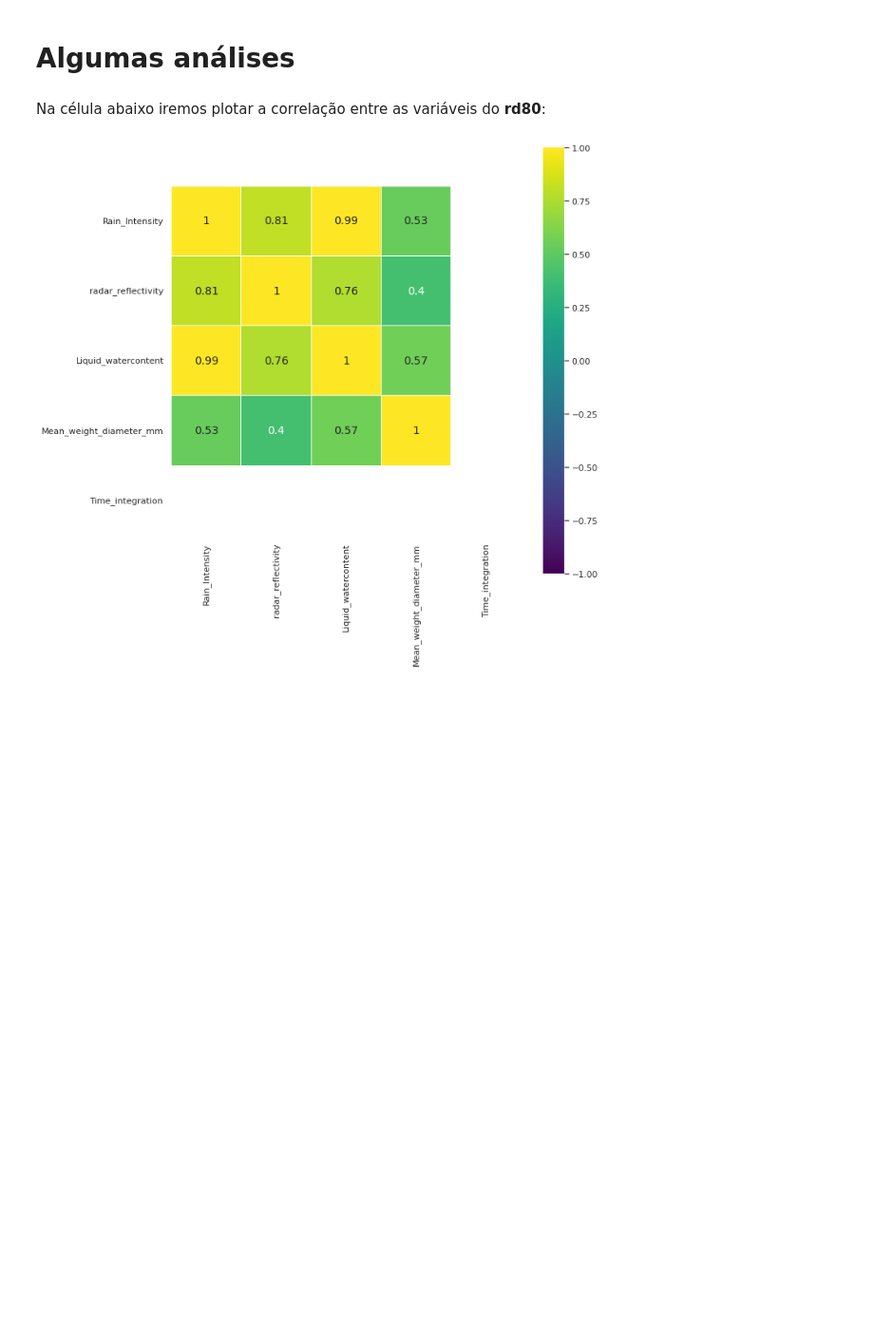
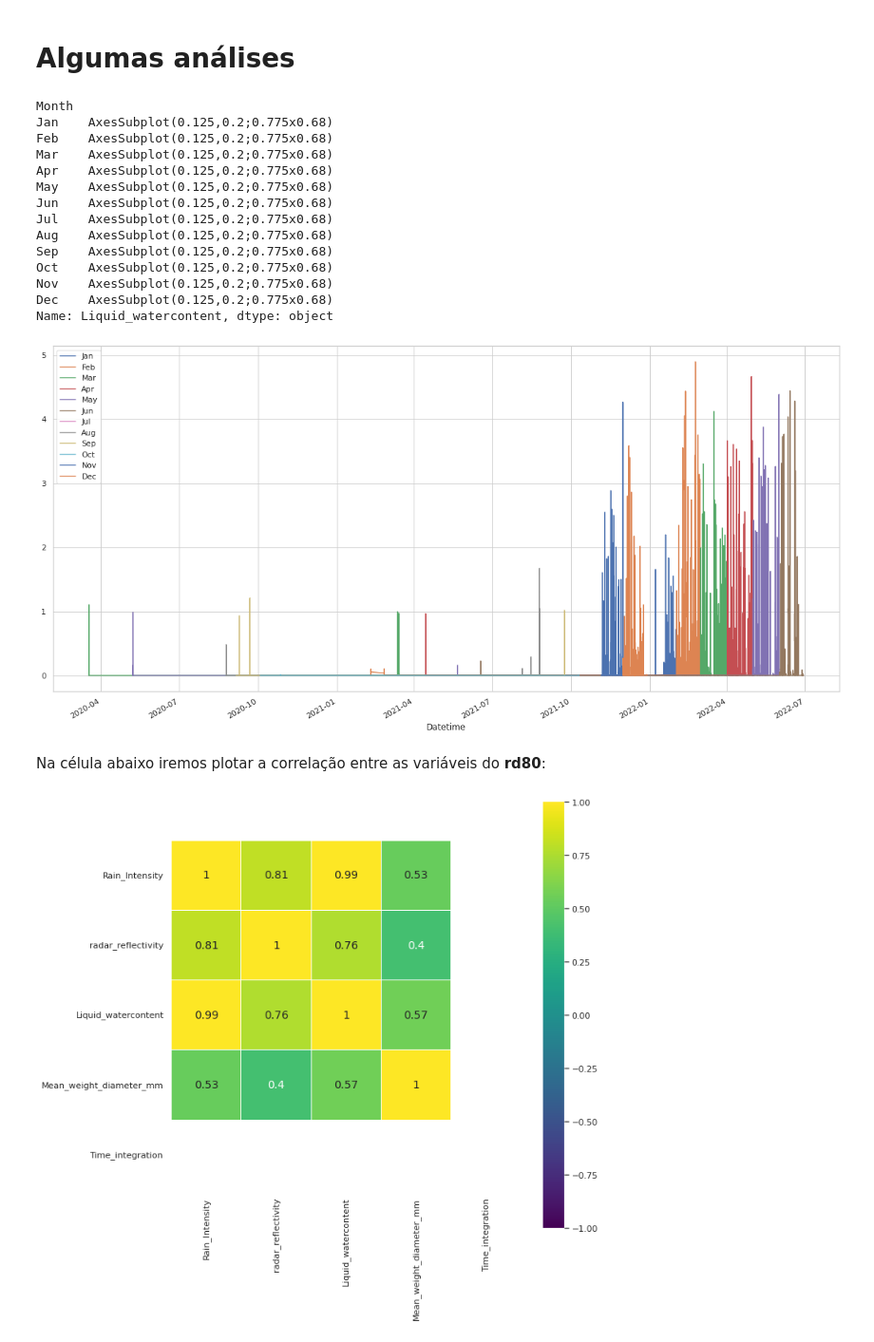
Before and after one commit to lourencocavalcante/Introduction-to-Data-Science, a Jupyter notebook: INPE_CAP394_2022_Atv01_Lourenco.ipynb, the cells around one changed output. Shown at 95% size. Drawn from its saved outputs; the diff is of its cells as text; code cells hidden in the pictures; blank space fills up the shorter version.

```diff
--- a/INPE_CAP394_2022_Atv01_Lourenco.ipynb
+++ b/INPE_CAP394_2022_Atv01_Lourenco.ipynb
@@ -253,2 +311,23 @@ df_rd80_joss.to_csv('/content/drive/MyDrive/MestradoCAP/Lourenco/cap351/Datasets
+# %%
+#Plotando a intensidade da chuva por anos
+
+plt.figure(figsize=(20, 10))
+df_rd80_joss.groupby('Month')['Liquid_watercontent'].plot(legend=True)
+# %% [output]
+Month
+Jan    AxesSubplot(0.125,0.2;0.775x0.68)
+Feb    AxesSubplot(0.125,0.2;0.775x0.68)
+Mar    AxesSubplot(0.125,0.2;0.775x0.68)
+Apr    AxesSubplot(0.125,0.2;0.775x0.68)
+May    AxesSubplot(0.125,0.2;0.775x0.68)
+Jun    AxesSubplot(0.125,0.2;0.775x0.68)
+Jul    AxesSubplot(0.125,0.2;0.775x0.68)
+Aug    AxesSubplot(0.125,0.2;0.775x0.68)
+Sep    AxesSubplot(0.125,0.2;0.775x0.68)
+Oct    AxesSubplot(0.125,0.2;0.775x0.68)
+Nov    AxesSubplot(0.125,0.2;0.775x0.68)
+Dec    AxesSubplot(0.125,0.2;0.775x0.68)
+Name: Liquid_watercontent, dtype: object
+[figure, added]
 # %% [markdown]
 Na célula abaixo iremos plotar a correlação entre as variáveis do **rd80**:
```
Also changed, not shown: parts of 15 cells of this notebook.
